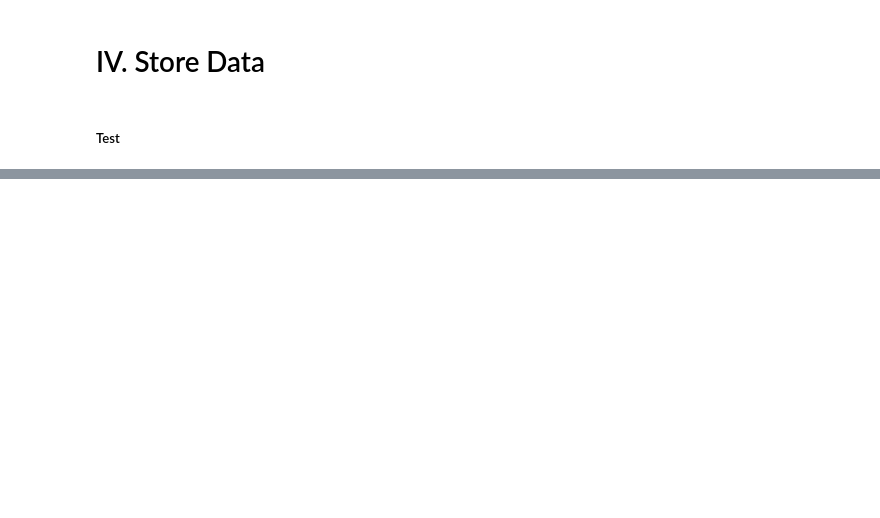
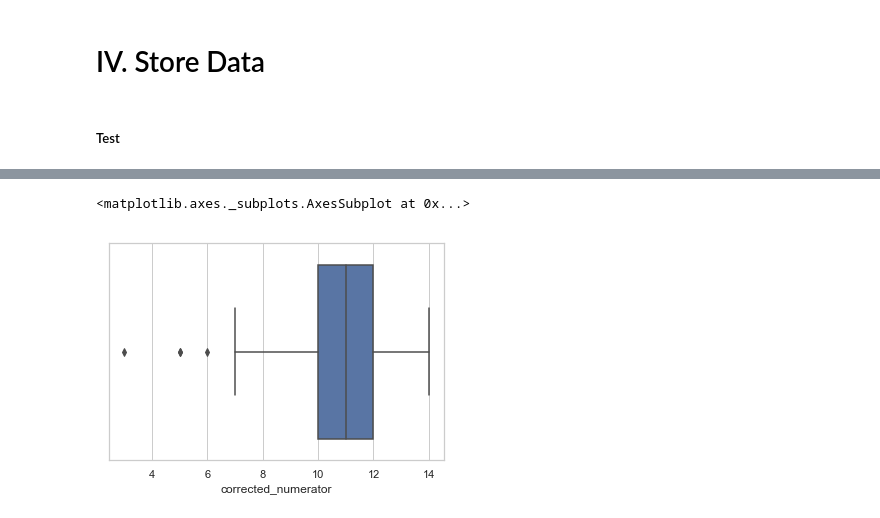
Before and after one commit to jemc36/Udacity-DAND-DataWrangling-TwitterAPI-WeRateDogs, a Jupyter notebook: wrangle_act.ipynb, the cells around one changed output, grey strips where cells are left out. Saved outputs shown, nothing was run; the diff lists cells and outputs as text; code cells hidden in the pictures; blank space fills up the shorter version.

```diff
--- a/wrangle_act.ipynb
+++ b/wrangle_act.ipynb
@@ -946,8 +950,10 @@ df1_clean9['pupper'] = df1_clean9['pupper'].str.replace('None','',regex=False)
 df1_clean9['puppo'] = df1_clean9['puppo'].str.replace('None','',regex=False)
 # %%
 df1_clean9['dog_stage'] = (df1_clean9['pupper']+' '+df1_clean9['doggo']+' '+df1_clean9['puppo']+' '+df1_clean9['floofer']).str.strip()
+# %%
+df1_clean9['dog_stage'] = df1_clean9['dog_stage'].str.replace('  ',' ',regex=False)
 # %%
-df1_clean10 = df1_clean9.drop(columns=['doggo','floofer','pupper','puppo','timestamp','text','name','rating_numerator','rating_denominator','p1','p1_conf','p1_dog','p2','p2_conf','p2_dog','p3','p3_conf','p3_dog','jpg_url','img_num','dog_stage2'])
+df1_clean10 = df1_clean9.drop(columns=['doggo','floofer','pupper','puppo','timestamp','text','name','rating_numerator','rating_denominator','p1','p1_conf','p1_dog','p2','p2_conf','p2_dog','p3','p3_conf','p3_dog','jpg_url','img_num'])
 # %%
 df1_clean10 = pd.merge(df1_clean10, df3_clean2, on='tweet_id', how='left')
 # %% [markdown]
@@ -1051,5 +1063,7 @@ import sqlite3
 conn = sqlite3.connect("Twitter.db")
 # %%
 cur = conn.cursor()
+# %%
+twitter_archive_master = df1_clean10
 # %%
 df1_clean10.to_sql("twitter_archive_master", conn, if_exists="replace")
@@ -1107,0 +1127,5 @@ pd.read_sql_query("select * from image_predictions_tp;", conn)
+# %%
+sns.boxplot(x="corrected_numerator", data=a1)
+# %% [output]
+<matplotlib.axes._subplots.AxesSubplot at 0x...>
+[figure, added]
```
Also changed, not shown: parts of 47 cells of this notebook, 3 other files.
